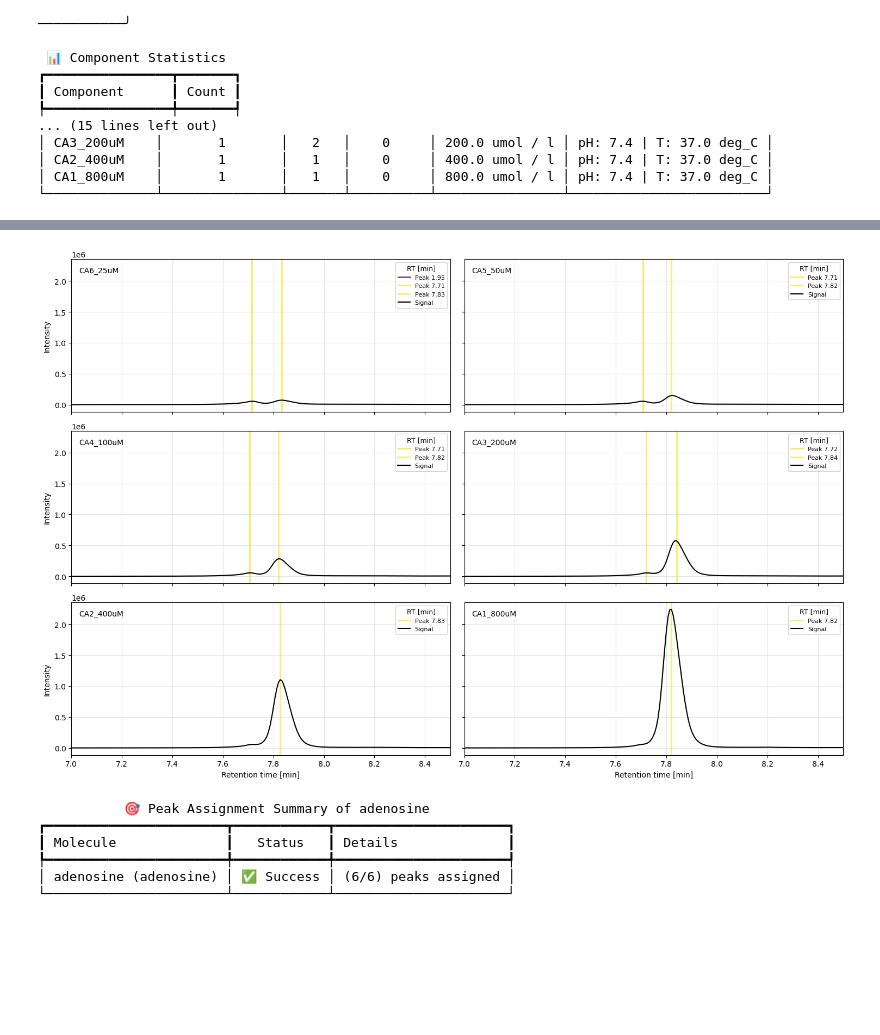
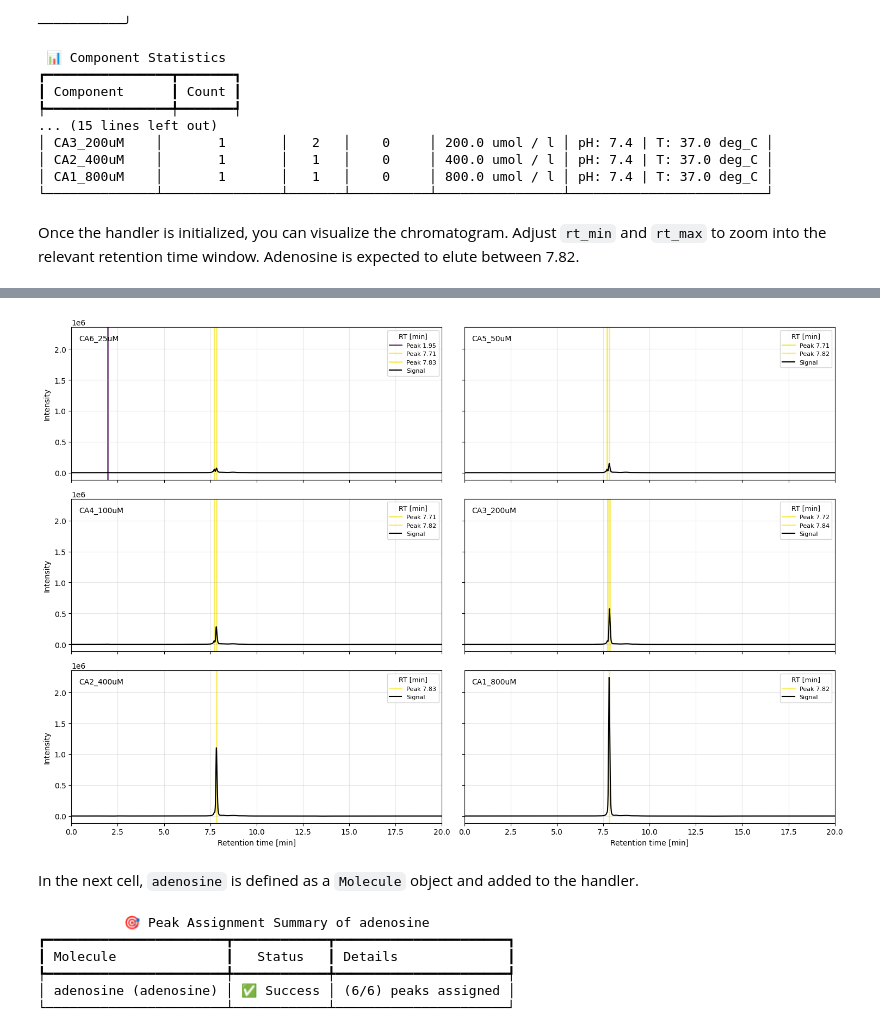
Before and after one commit to haeussma/chromhandler-example, a Jupyter notebook: 1-calibration.ipynb, the cells around one changed output, grey strips where cells are left out. Drawn from its saved outputs; the diff is of its cells as text; code cells hidden in the pictures; blank space fills up the shorter version.

```diff
--- a/1-calibration.ipynb
+++ b/1-calibration.ipynb
@@ -125,12 +117,16 @@ Loaded 6 chromatograms.
 │ CA2_400uM    │       1       │   1   │    0     │ 400.0 umol / l │ pH: 7.4 | T: 37.0 deg_C │
 │ CA1_800uM    │       1       │   1   │    0     │ 800.0 umol / l │ pH: 7.4 | T: 37.0 deg_C │
 └──────────────┴───────────────┴───────┴──────────┴────────────────┴─────────────────────────┘
+# %% [markdown]
+Once the handler is initialized, you can visualize the chromatogram. Adjust `rt_min` and `rt_max` to zoom into the relevant retention time window. Adenosine is expected to elute between 7.82.
 # %%
 # visualize all chromatograms and peaks
-handler.visualize(rt_min=7, rt_max=8.5)
+handler.visualize(rt_min=0, rt_max=20)
 # %% [output]
 [interactive output not drawn]
-[figure, old version]
+[figure, new version]
+# %% [markdown]
+In the next cell, `adenosine` is defined as a `Molecule` object and added to the handler.
 # %%
 # define adenosine with retention time
 adenosine = ch.Molecule(
```
Also changed, not shown: parts of 8 cells of this notebook, 4 other files.
